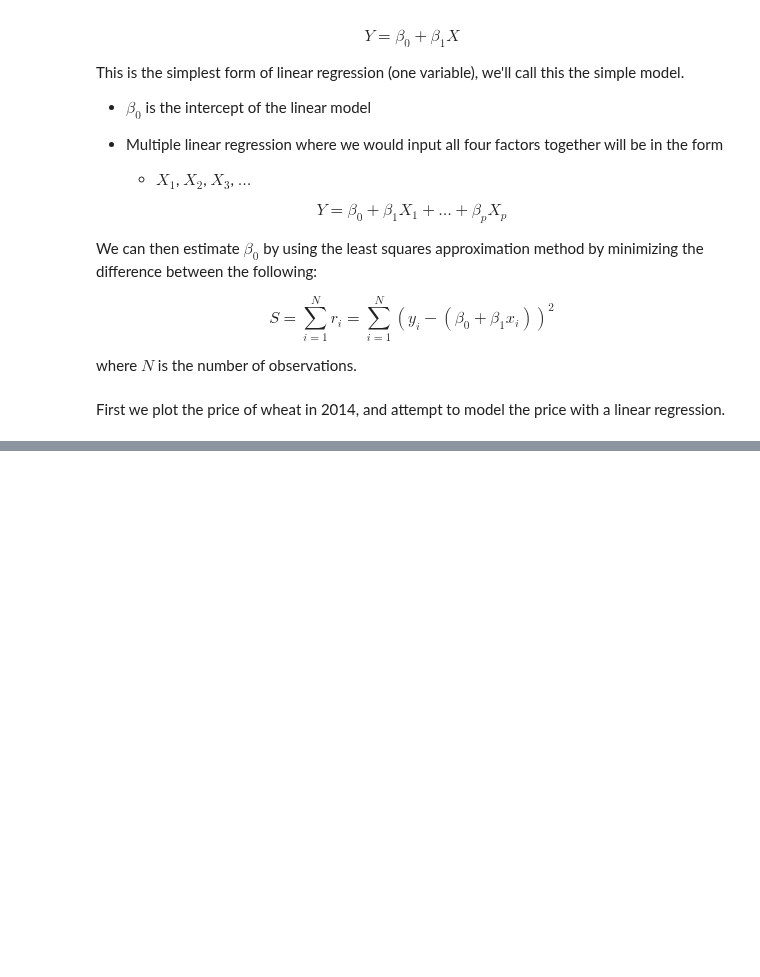
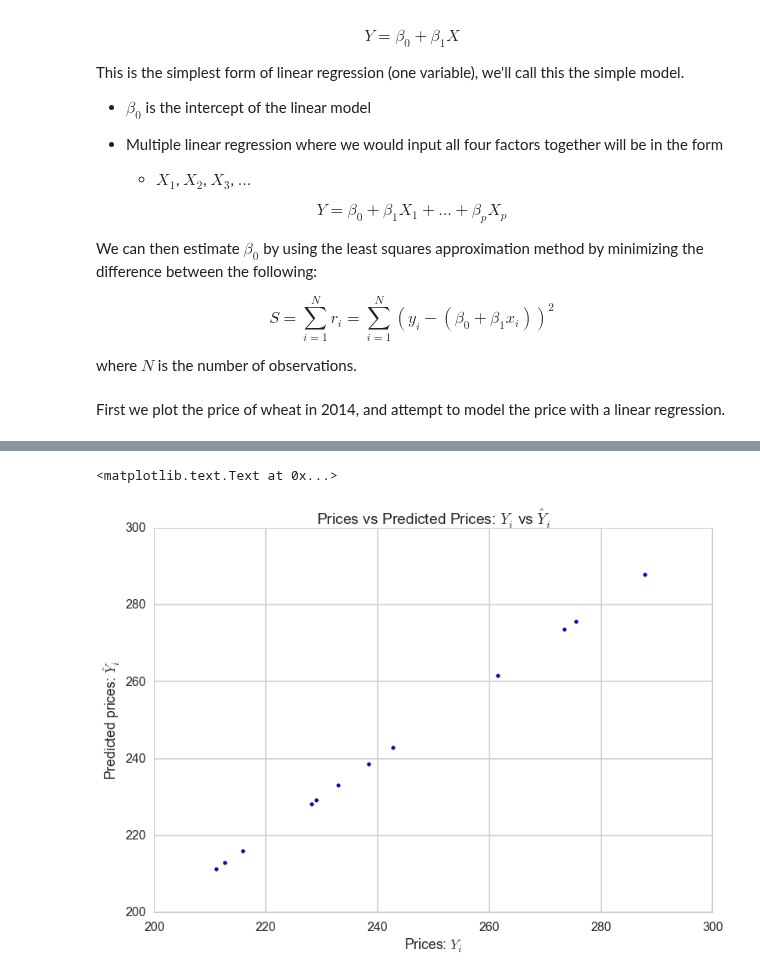
Before and after one commit to dwang953/109-Project, a Jupyter notebook: working_notebooks/NaiveLinearRegression.ipynb, the cells around one changed output, grey strips where cells are left out. Cells and saved outputs as stored; diff of their text form; code cells hidden in the pictures; blank space fills up the shorter version.

```diff
--- a/working_notebooks/NaiveLinearRegression.ipynb
+++ b/working_notebooks/NaiveLinearRegression.ipynb
@@ -77,0 +85,7 @@ was found for ufunc svd_n_s
+# %%
+# Import regression modules
+# ols - stands for Ordinary least squares, we'll use this
+import statsmodels.api as sm
+from statsmodels.formula.api import ols
+m = ols('price_2014.price ~ month',price_2014).fit()
+print m.summary()
@@ -77,0 +110,8 @@ was found for ufunc svd_n_s
+# %%
+plt.scatter(price_2014['price'], m.fittedvalues)
+plt.xlabel("Prices: $Y_i$")
+plt.ylabel("Predicted prices: $\hat{Y}_i$")
+plt.title("Prices vs Predicted Prices: $Y_i$ vs $\hat{Y}_i$")
+# %% [output]
+<matplotlib.text.Text at 0x...>
+[figure, added]
```
Also changed, not shown: parts of 5 cells of this notebook.
